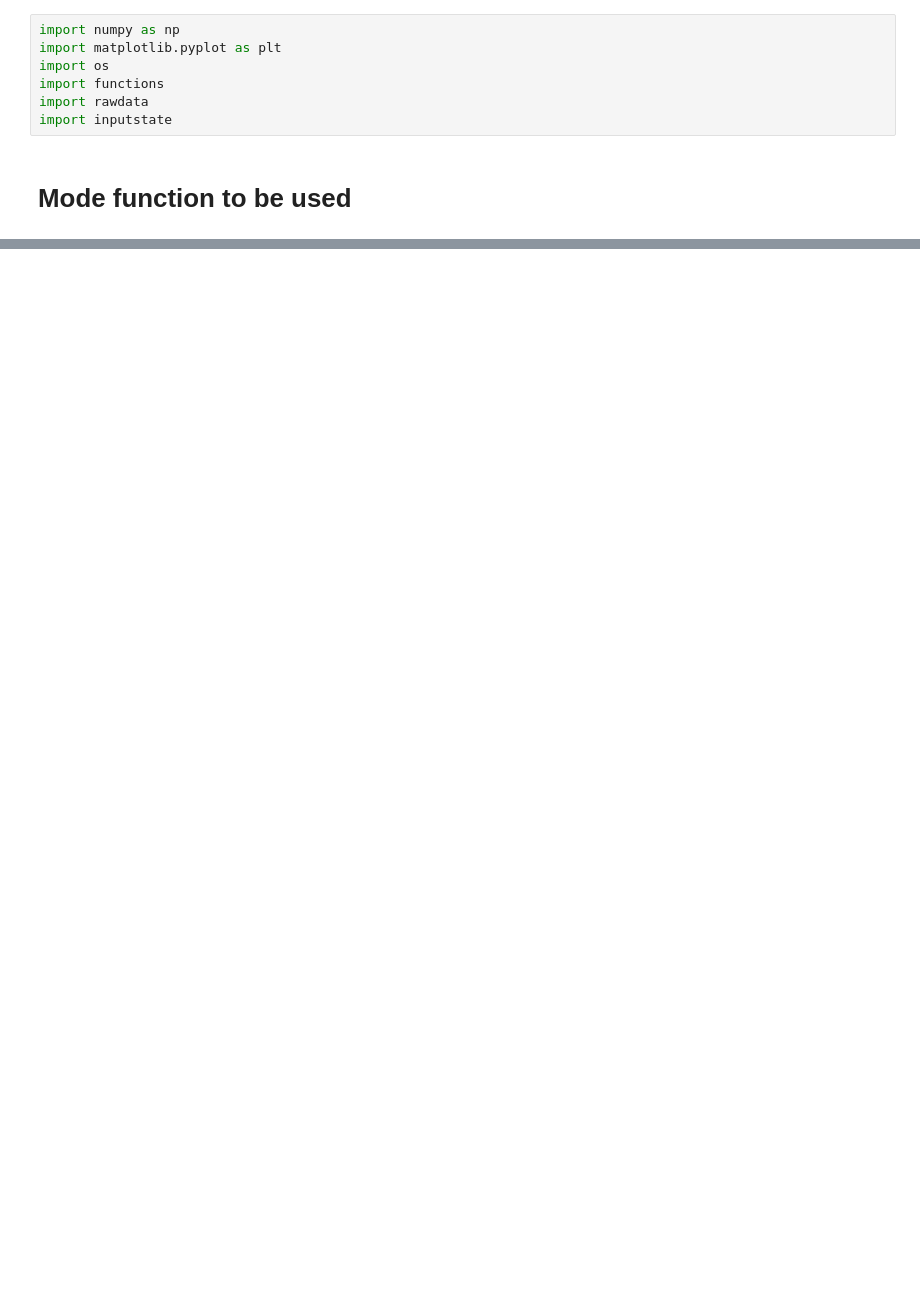
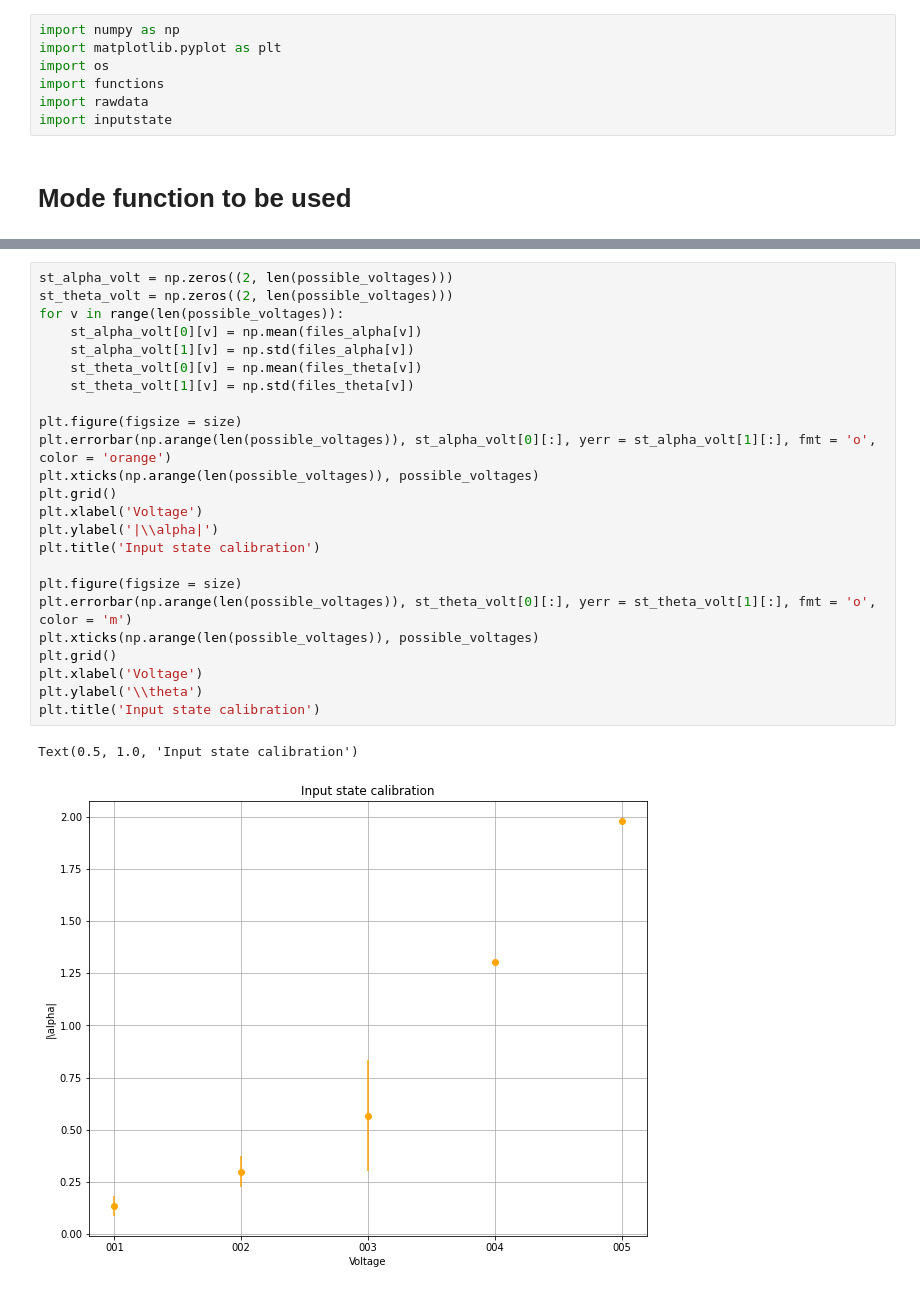
Before and after one commit to lucasnf95/scissor-teleportation, a Jupyter notebook: teleportation-analysis/inputstate-analysis.ipynb, the cells around one changed output, grey strips where cells are left out. Cells and saved outputs as stored; diff of their text form; blank space fills up the shorter version.

```diff
--- a/teleportation-analysis/inputstate-analysis.ipynb
+++ b/teleportation-analysis/inputstate-analysis.ipynb
@@ -123,0 +292,27 @@ folders[0][2]
+# %%
+st_alpha_volt = np.zeros((2, len(possible_voltages)))
+st_theta_volt = np.zeros((2, len(possible_voltages)))
+for v in range(len(possible_voltages)):
+    st_alpha_volt[0][v] = np.mean(files_alpha[v])
+    st_alpha_volt[1][v] = np.std(files_alpha[v])
+    st_theta_volt[0][v] = np.mean(files_theta[v])
+    st_theta_volt[1][v] = np.std(files_theta[v])
+
+plt.figure(figsize = size)
+plt.errorbar(np.arange(len(possible_voltages)), st_alpha_volt[0][:], yerr = st_alpha_volt[1][:], fmt = 'o', color = 'orange')
+plt.xticks(np.arange(len(possible_voltages)), possible_voltages)
+plt.grid()
+plt.xlabel('Voltage')
+plt.ylabel('|\\alpha|')
+plt.title('Input state calibration')
+
+plt.figure(figsize = size)
+plt.errorbar(np.arange(len(possible_voltages)), st_theta_volt[0][:], yerr = st_theta_volt[1][:], fmt = 'o', color = 'm')
+plt.xticks(np.arange(len(possible_voltages)), possible_voltages)
+plt.grid()
+plt.xlabel('Voltage')
+plt.ylabel('\\theta')
+plt.title('Input state calibration')
+# %% [output]
+Text(0.5, 1.0, 'Input state calibration')
+[figure, added]
```
Also changed, not shown: parts of 11 cells of this notebook, 2 other files.
